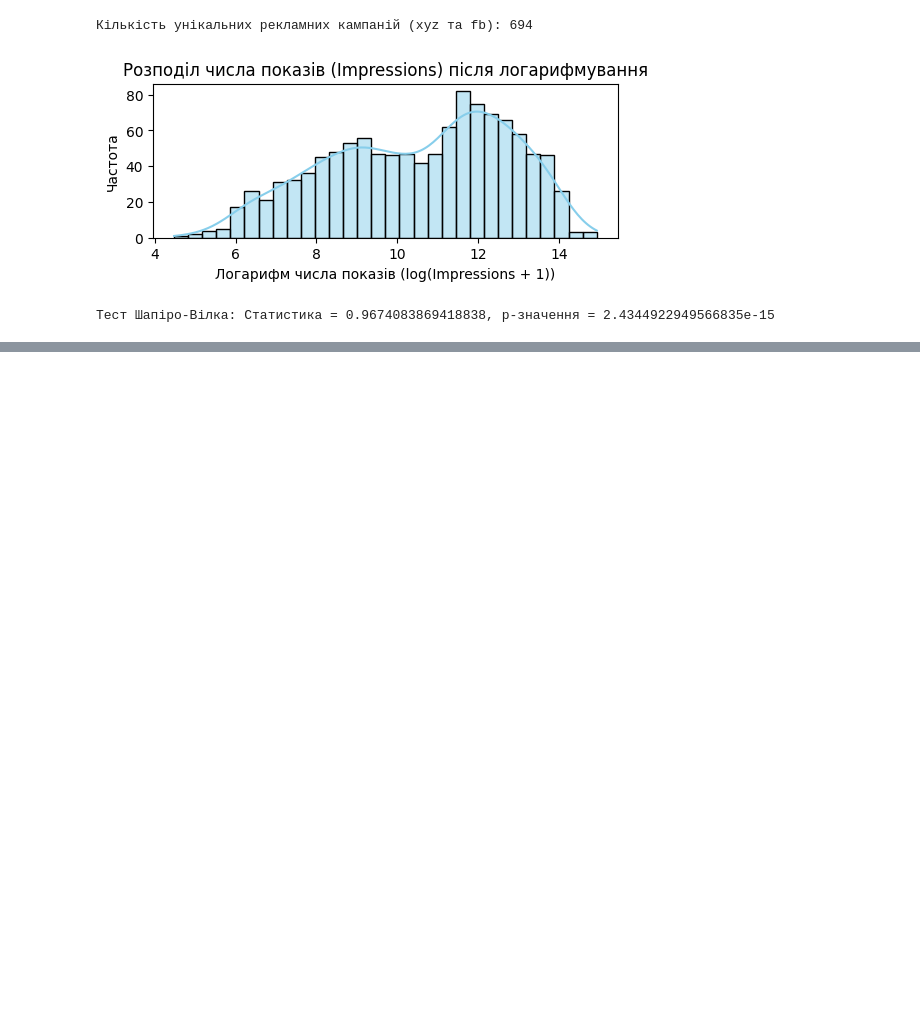
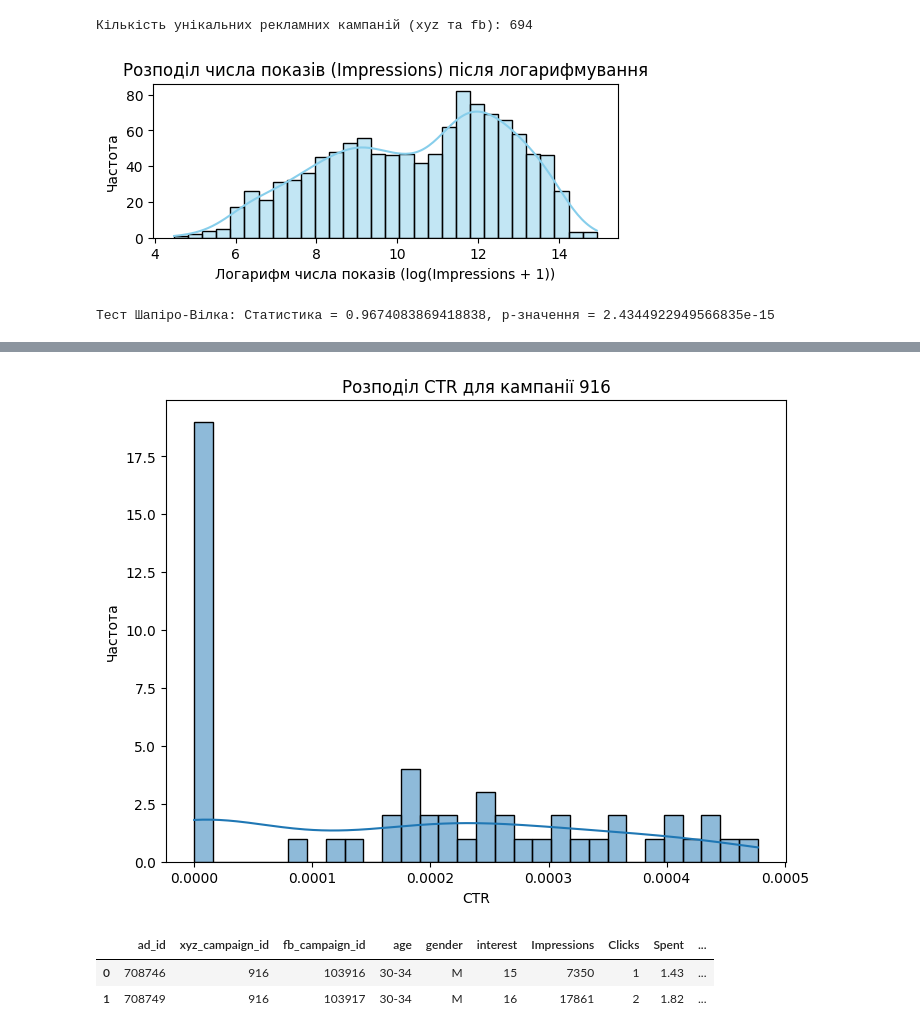
Before and after one commit to vpj3300/AppliedA, a Jupyter notebook: AA_2_lab.ipynb, the cells around one changed output, grey strips where cells are left out. Drawn from its saved outputs; the diff is of its cells as text; code cells hidden in the pictures; blank space fills up the shorter version.

```diff
--- a/AA_2_lab.ipynb
+++ b/AA_2_lab.ipynb
@@ -94,0 +124,21 @@ print(f"Тест Шапіро-Вілка: Статистика = {stat}, p-зн
+# %%
+# Фільтрація даних для кампанії 916
+campaign_916 = data[data['xyz_campaign_id'] == 916]
+
+# Візуалізація розподілу CTR для кампанії 916
+plt.figure(figsize=(8, 6))
+sns.histplot(campaign_916['CTR'], kde=True, bins=30)
+plt.title('Розподіл CTR для кампанії 916')
+plt.xlabel('CTR')
+plt.ylabel('Частота')
+plt.show()
+# %% [output]
+[figure, added]
+# %%
+# Створення нової змінної CPC (cost-per-click)
+data['CPC'] = data['Spent'] / data['Clicks']
+data.head(2)
+# %% [output]
+|  | ad_id | xyz_campaign_id | fb_campaign_id | age | gender | interest | Impressions | Clicks | Spent | ... |
+| 0 | 708746 | 916 | 103916 | 30-34 | M | 15 | 7350 | 1 | 1.43 | ... |
+| 1 | 708749 | 916 | 103917 | 30-34 | M | 16 | 17861 | 2 | 1.82 | ... |
```
Also changed, not shown: parts of 6 cells of this notebook.
